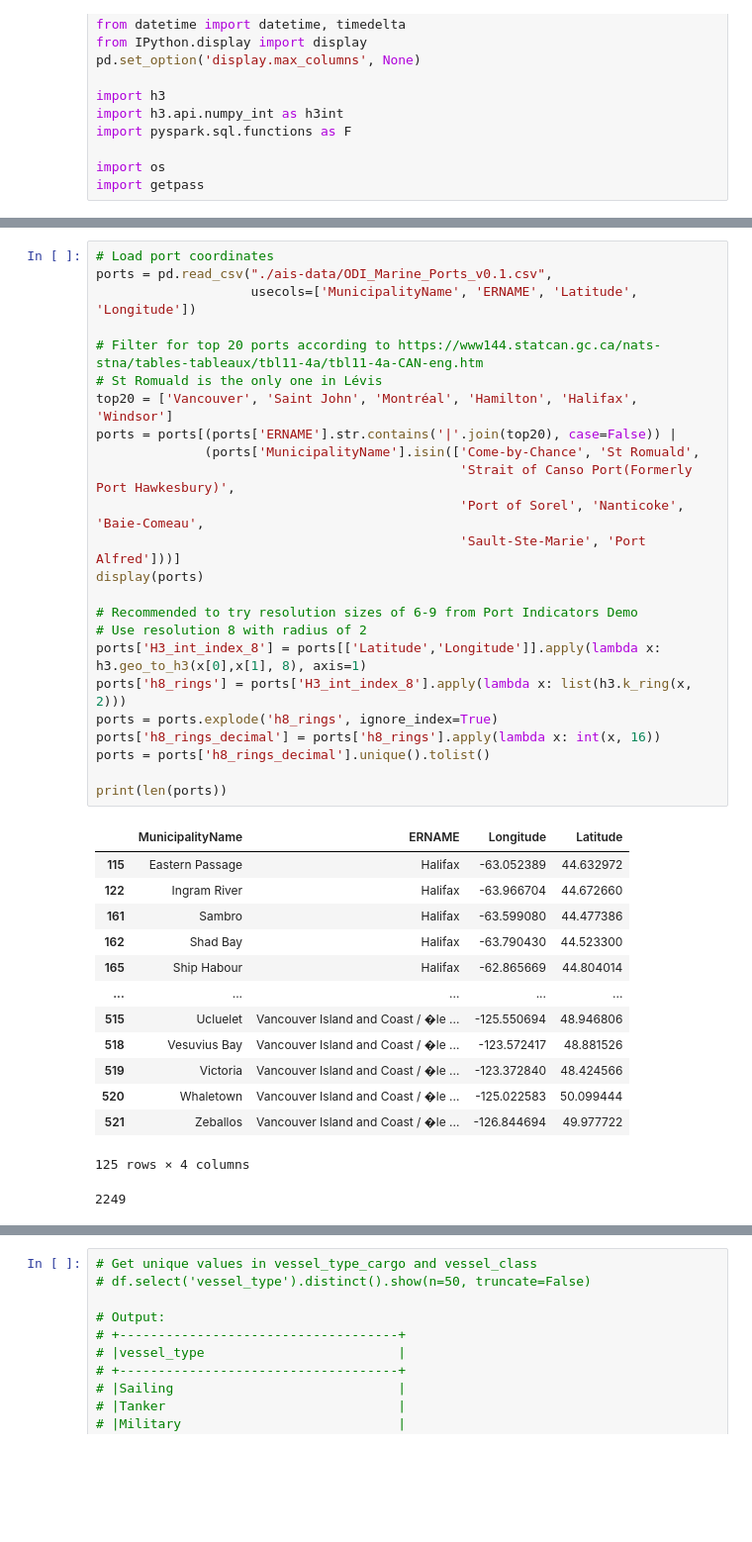
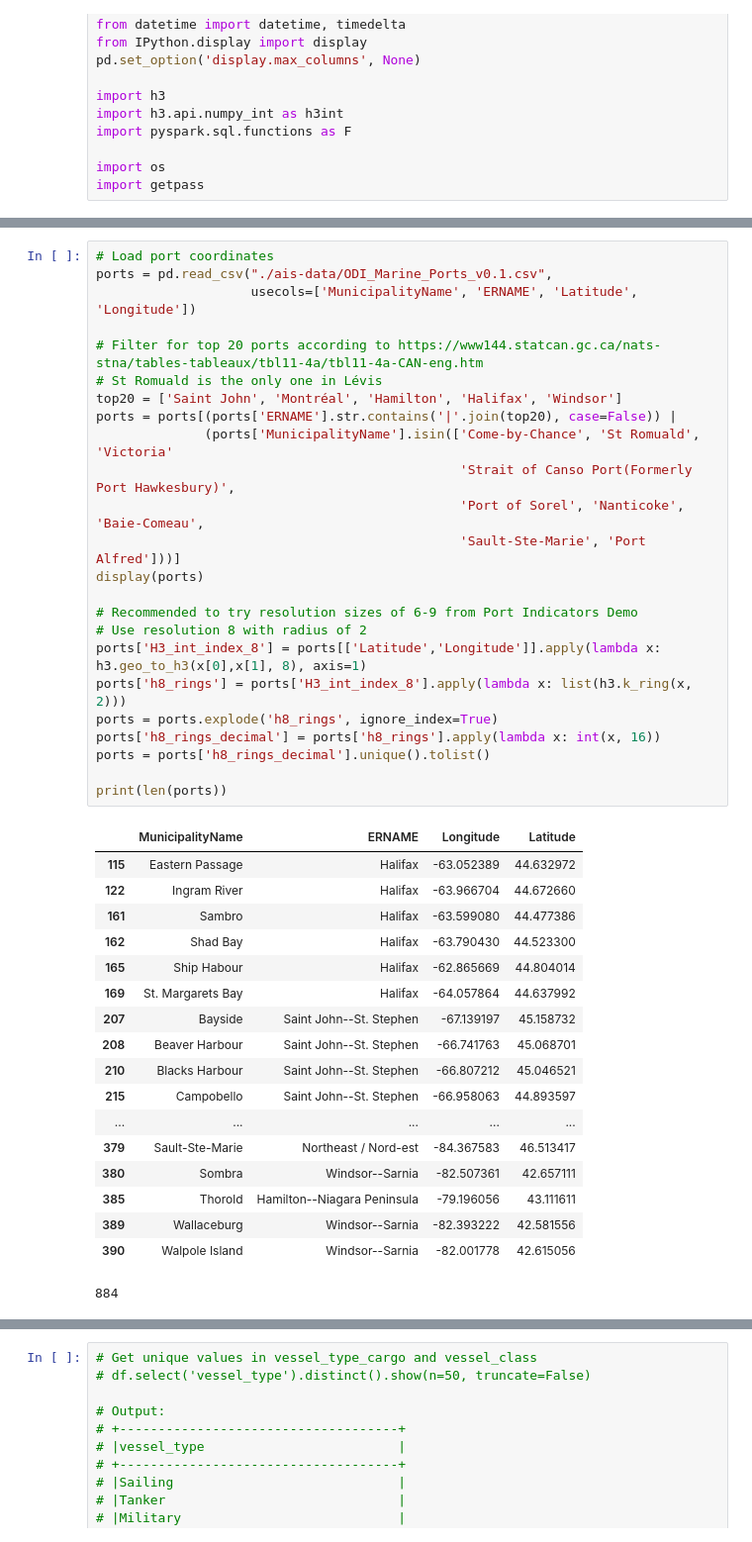
Before and after one commit to JeromeBlanchet/ais-data, a Jupyter notebook: export_data.ipynb, the cells around one changed output, grey strips where cells are left out. Shown: that part at 99% size. Cells and saved outputs as stored; diff of their text form; blank space fills up the shorter version.

```diff
--- a/export_data.ipynb
+++ b/export_data.ipynb
@@ -54,42 +59,46 @@ CompletedProcess(args=['git', 'clone', 'https://github.com/CSBP-CPSE/ais-data.gi
 # %%
 # Load port coordinates
 ports = pd.read_csv("./ais-data/ODI_Marine_Ports_v0.1.csv",
                     usecols=['MunicipalityName', 'ERNAME', 'Latitude', 'Longitude'])
 
 # Filter for top 20 ports according to https://www144.statcan.gc.ca/nats-stna/tables-tableaux/tbl11-4a/tbl11-4a-CAN-eng.htm
 # St Romuald is the only one in Lévis
-top20 = ['Vancouver', 'Saint John', 'Montréal', 'Hamilton', 'Halifax', 'Windsor']
+top20 = ['Saint John', 'Montréal', 'Hamilton', 'Halifax', 'Windsor']
 ports = ports[(ports['ERNAME'].str.contains('|'.join(top20), case=False)) |
-              (ports['MunicipalityName'].isin(['Come-by-Chance', 'St Romuald',
+              (ports['MunicipalityName'].isin(['Come-by-Chance', 'St Romuald', 'Victoria'
                                                'Strait of Canso Port(Formerly Port Hawkesbury)',
                                                'Port of Sorel', 'Nanticoke', 'Baie-Comeau',
                                                'Sault-Ste-Marie', 'Port Alfred']))]
 display(ports)
 
 # Recommended to try resolution sizes of 6-9 from Port Indicators Demo
 # Use resolution 8 with radius of 2
 ports['H3_int_index_8'] = ports[['Latitude','Longitude']].apply(lambda x: h3.geo_to_h3(x[0],x[1], 8), axis=1)
 ports['h8_rings'] = ports['H3_int_index_8'].apply(lambda x: list(h3.k_ring(x, 2)))
 ports = ports.explode('h8_rings', ignore_index=True)
 ports['h8_rings_decimal'] = ports['h8_rings'].apply(lambda x: int(x, 16))
 ports = ports['h8_rings_decimal'].unique().tolist()
 
 print(len(ports))
 # %% [output]
 |  | MunicipalityName | ERNAME | Longitude | Latitude |
 | 115 | Eastern Passage | Halifax | -63.052389 | 44.632972 |
 | 122 | Ingram River | Halifax | -63.966704 | 44.672660 |
 | 161 | Sambro | Halifax | -63.599080 | 44.477386 |
 | 162 | Shad Bay | Halifax | -63.790430 | 44.523300 |
 | 165 | Ship Habour | Halifax | -62.865669 | 44.804014 |
+| 169 | St. Margarets Bay | Halifax | -64.057864 | 44.637992 |
+| 207 | Bayside | Saint John--St. Stephen | -67.139197 | 45.158732 |
+| 208 | Beaver Harbour | Saint John--St. Stephen | -66.741763 | 45.068701 |
+| 210 | Blacks Harbour | Saint John--St. Stephen | -66.807212 | 45.046521 |
+| 215 | Campobello | Saint John--St. Stephen | -66.958063 | 44.893597 |
 | ... | ... | ... | ... | ... |
-| 515 | Ucluelet | Vancouver Island and Coast / �le ... | -125.550694 | 48.946806 |
-| 518 | Vesuvius Bay | Vancouver Island and Coast / �le ... | -123.572417 | 48.881526 |
-| 519 | Victoria | Vancouver Island and Coast / �le ... | -123.372840 | 48.424566 |
-| 520 | Whaletown | Vancouver Island and Coast / �le ... | -125.022583 | 50.099444 |
-| 521 | Zeballos | Vancouver Island and Coast / �le ... | -126.844694 | 49.977722 |
+| 379 | Sault-Ste-Marie | Northeast / Nord-est | -84.367583 | 46.513417 |
+| 380 | Sombra | Windsor--Sarnia | -82.507361 | 42.657111 |
+| 385 | Thorold | Hamilton--Niagara Peninsula | -79.196056 | 43.111611 |
+| 389 | Wallaceburg | Windsor--Sarnia | -82.393222 | 42.581556 |
+| 390 | Walpole Island | Windsor--Sarnia | -82.001778 | 42.615056 |
-125 rows × 4 columns
+884
-2249
 # %%
 %%time
 # Get data from earliest date to 2022-08-01
```
Also changed, not shown: parts of 9 cells of this notebook, 50 other files.
